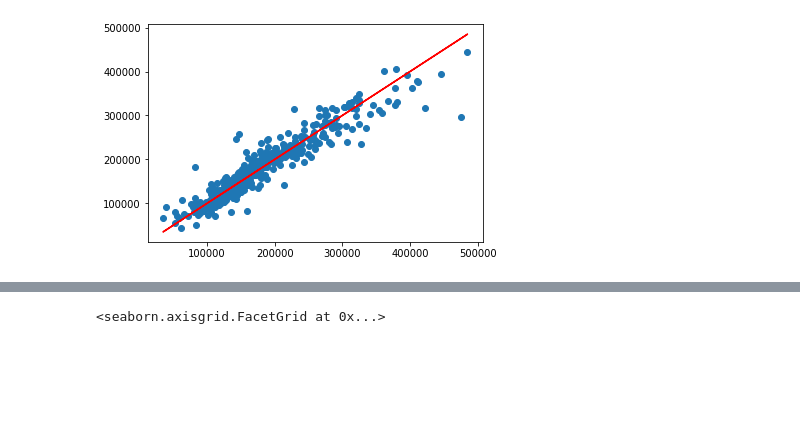
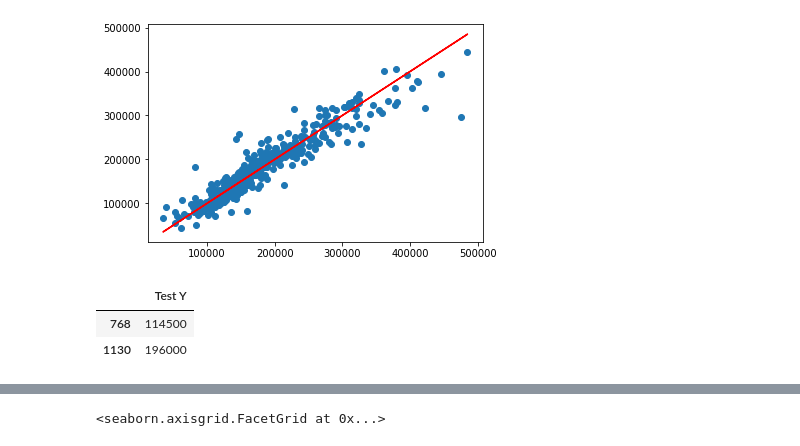
Before and after one commit to HHook/keras-house-prices, a Jupyter notebook: Machine learning part.ipynb, the cells around one changed output, grey strips where cells are left out. Saved outputs shown, nothing was run; the diff lists cells and outputs as text; code cells hidden in the pictures; blank space fills up the shorter version.

```diff
--- a/Machine learning part.ipynb
+++ b/Machine learning part.ipynb
@@ -85,3 +85,11 @@ plt.plot(y_test, y_test,'r')
 # %% [output]
 [<matplotlib.lines.Line2D at 0x...>]
 [figure]
+# %%
+# Test data real sale price dataframe
+test_price_df = pd.DataFrame(y_test).rename(columns={'SalePrice': 'Test Y'})
+test_price_df.head(2)
+# %% [output]
+|  | Test Y |
+| 768 | 114500 |
+| 1130 | 196000 |
```
Also changed, not shown: parts of 25 cells of this notebook.
